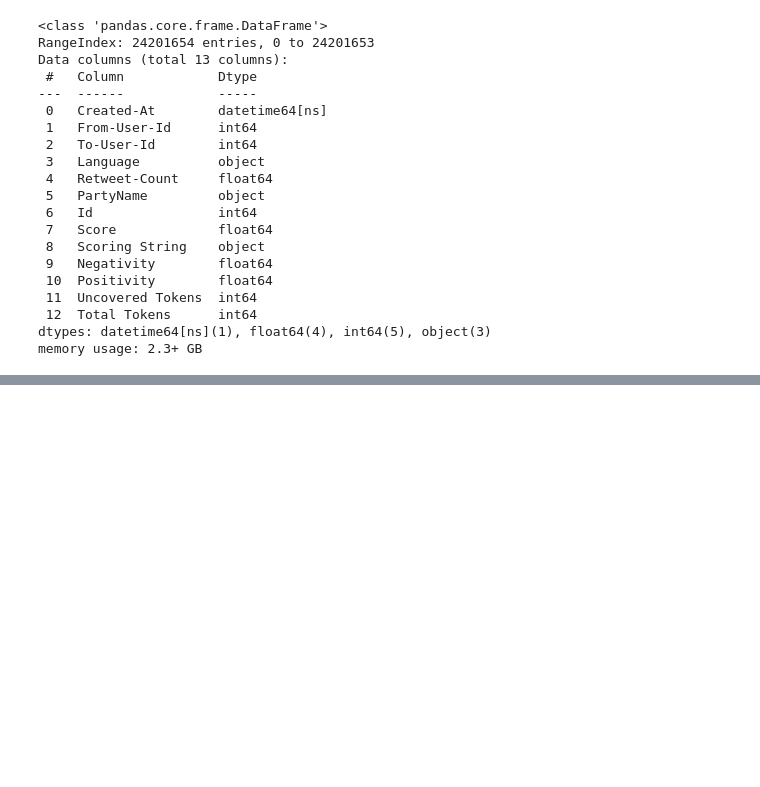
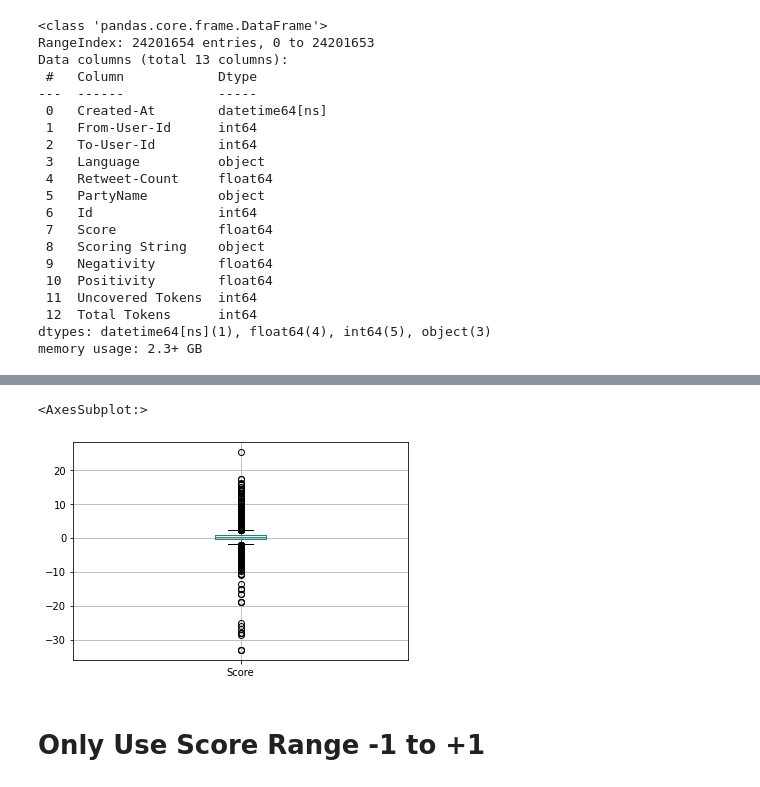
Before and after one commit to fzho016/UoA, a Jupyter notebook: Internship.ipynb, the cells around one changed output, grey strips where cells are left out. Cells and saved outputs as stored; diff of their text form; code cells hidden in the pictures; blank space fills up the shorter version.

```diff
--- a/Internship.ipynb
+++ b/Internship.ipynb
@@ -41,0 +258,7 @@ memory usage: 2.3+ GB
+# %%
+dfDemSen.boxplot(column = ['Score'])
+# %% [output]
+<AxesSubplot:>
+[figure, added]
+# %% [markdown]
+# Only Use Score Range -1 to +1
```
Also changed, not shown: parts of 32 cells of this notebook.
